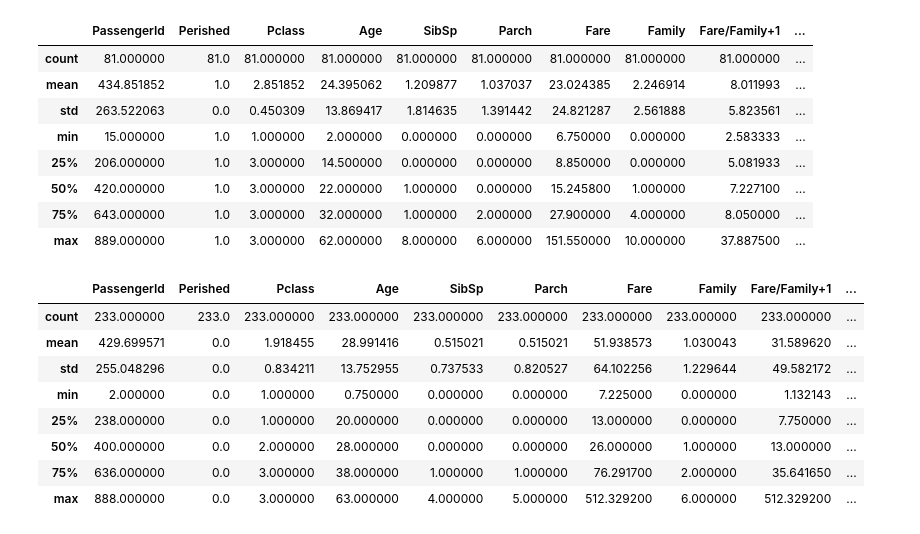
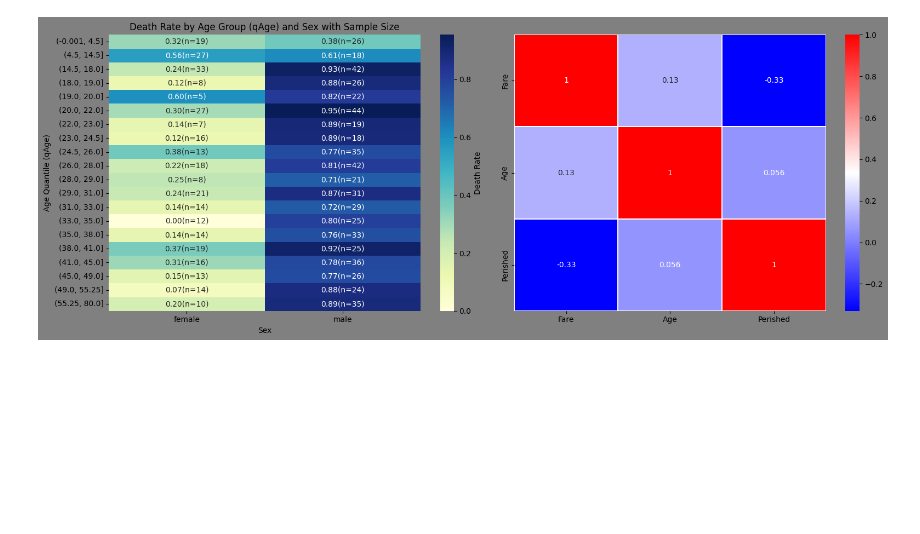
Before and after one commit to saka2ki/GCI, a Jupyter notebook: titanic/notebook/lightgbm.ipynb, the cells around one changed output. Cells and saved outputs as stored; diff of their text form; code cells hidden in the pictures; blank space fills up the shorter version.

```diff
--- a/titanic/notebook/lightgbm.ipynb
+++ b/titanic/notebook/lightgbm.ipynb
@@ -320,27 +313,47 @@ S[S['Perished']==1]
-# %%
-df_train[(df_train['Sex']=='female') & (df_train['Perished']==1)].describe()
-# %% [output]
-|  | PassengerId | Perished | Pclass | Age | SibSp | Parch | Fare | Family | Fare/Family+1 | ... |
-| count | 81.000000 | 81.0 | 81.000000 | 81.000000 | 81.000000 | 81.000000 | 81.000000 | 81.000000 | 81.000000 | ... |
-| mean | 434.851852 | 1.0 | 2.851852 | 24.395062 | 1.209877 | 1.037037 | 23.024385 | 2.246914 | 8.011993 | ... |
-| std | 263.522063 | 0.0 | 0.450309 | 13.869417 | 1.814635 | 1.391442 | 24.821287 | 2.561888 | 5.823561 | ... |
-| min | 15.000000 | 1.0 | 1.000000 | 2.000000 | 0.000000 | 0.000000 | 6.750000 | 0.000000 | 2.583333 | ... |
-| 25% | 206.000000 | 1.0 | 3.000000 | 14.500000 | 0.000000 | 0.000000 | 8.850000 | 0.000000 | 5.081933 | ... |
-| 50% | 420.000000 | 1.0 | 3.000000 | 22.000000 | 1.000000 | 0.000000 | 15.245800 | 1.000000 | 7.227100 | ... |
-| 75% | 643.000000 | 1.0 | 3.000000 | 32.000000 | 1.000000 | 2.000000 | 27.900000 | 4.000000 | 8.050000 | ... |
-| max | 889.000000 | 1.0 | 3.000000 | 62.000000 | 8.000000 | 6.000000 | 151.550000 | 10.000000 | 37.887500 | ... |
-# %%
-df_train[(df_train['Sex']=='female') & (df_train['Perished']==0)].describe()
-# %% [output]
-|  | PassengerId | Perished | Pclass | Age | SibSp | Parch | Fare | Family | Fare/Family+1 | ... |
-| count | 233.000000 | 233.0 | 233.000000 | 233.000000 | 233.000000 | 233.000000 | 233.000000 | 233.000000 | 233.000000 | ... |
-| mean | 429.699571 | 0.0 | 1.918455 | 28.991416 | 0.515021 | 0.515021 | 51.938573 | 1.030043 | 31.589620 | ... |
-| std | 255.048296 | 0.0 | 0.834211 | 13.752955 | 0.737533 | 0.820527 | 64.102256 | 1.229644 | 49.582172 | ... |
-| min | 2.000000 | 0.0 | 1.000000 | 0.750000 | 0.000000 | 0.000000 | 7.225000 | 0.000000 | 1.132143 | ... |
-| 25% | 238.000000 | 0.0 | 1.000000 | 20.000000 | 0.000000 | 0.000000 | 13.000000 | 0.000000 | 7.750000 | ... |
-| 50% | 400.000000 | 0.0 | 2.000000 | 28.000000 | 0.000000 | 0.000000 | 26.000000 | 1.000000 | 13.000000 | ... |
-| 75% | 636.000000 | 0.0 | 3.000000 | 38.000000 | 1.000000 | 1.000000 | 76.291700 | 2.000000 | 35.641650 | ... |
-| max | 888.000000 | 0.0 | 3.000000 | 63.000000 | 4.000000 | 5.000000 | 512.329200 | 6.000000 | 512.329200 | ... |
+# %%
+import matplotlib.pyplot as plt
+import seaborn as sns
+
+df_train['qAge'] = pd.qcut(df_train['Age'], 20, duplicates='drop')
+death_rate = df_train.groupby(['Sex', 'qAge'], observed=False)['Perished'].mean().reset_index()
+death_rate = df_train.groupby(['qAge', 'Sex'], observed=False)['Perished'].mean().reset_index()
+
+# 死亡率と件数を集計
+summary = df_train.groupby(['qAge', 'Sex'], observed=False).agg(
+    death_rate=('Perished', 'mean'),
+    count=('Perished', 'count')
+).reset_index()
+
+# ピボットテーブル作成（数値用とラベル用）
+heatmap_values = summary.pivot(index='qAge', columns='Sex', values='death_rate')
+heatmap_counts = summary.pivot(index='qAge', columns='Sex', values='count')
+
+# アノテーション用の文字列（例: "0.75\n(n=12)"）
+annot = heatmap_values.copy()
+for row in annot.index:
+    for col in annot.columns:
+        val = heatmap_values.loc[row, col]
+        cnt = heatmap_counts.loc[row, col]
+        annot.loc[row, col] = f"{val:.2f}(n={cnt})"
+
+f, ax = plt.subplots(1, 2, figsize=(16, 6), facecolor='gray')
+sns.heatmap(
+    heatmap_values.astype(float),  # 数値
+    annot=annot,                  # アノテーション
+    fmt='',                       # アノテーションに文字列を使う
+    cmap='YlGnBu',
+    cbar_kws={'label': 'Death Rate'},
+    ax=ax[0]
+)
+ax[0].set_title('Death Rate by Age Group (qAge) and Sex with Sample Size')
+ax[0].set_xlabel('Sex')
+ax[0].set_ylabel('Age Quantile (qAge)')
+
+sns.heatmap(df_train[[*numerical, 'Perished']].corr(),annot=True,cmap='bwr',linewidths=0.2, ax=ax[1])
+plt.tight_layout()
+plt.show()
+# %% [output]
+[figure, added]
 # %%
 import matplotlib.pyplot as plt
 import seaborn as sns
```
Also changed, not shown: parts of 8 cells of this notebook, 2 other files.
